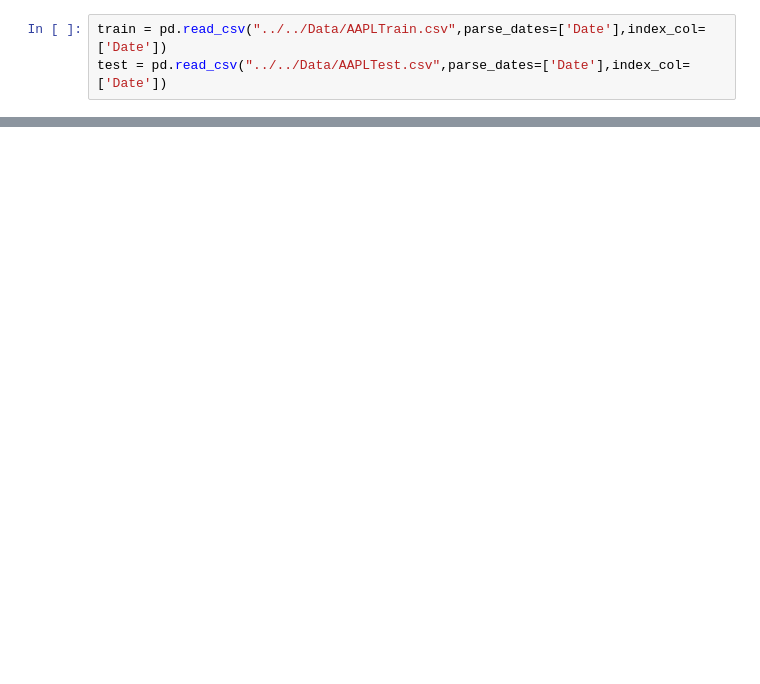
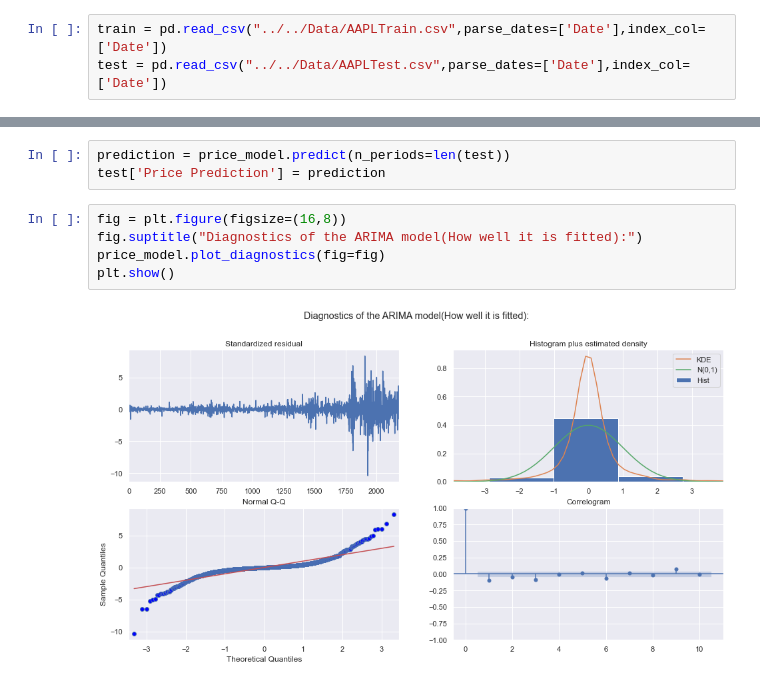
Before and after one commit to Hendyley/SC1015_Mini_Project, a Jupyter notebook: Analysis/ARIMA-GARCH/ARIMAGARCHPrediction.ipynb, the cells around one changed output, grey strips where cells are left out. Drawn from its saved outputs; the diff is of its cells as text; blank space fills up the shorter version.

```diff
--- a/Analysis/ARIMA-GARCH/ARIMAGARCHPrediction.ipynb
+++ b/Analysis/ARIMA-GARCH/ARIMAGARCHPrediction.ipynb
@@ -124,0 +114,10 @@ Warnings:
+# %%
+prediction = price_model.predict(n_periods=len(test))
+test['Price Prediction'] = prediction
+# %%
+fig = plt.figure(figsize=(16,8))
+fig.suptitle("Diagnostics of the ARIMA model(How well it is fitted):")
+price_model.plot_diagnostics(fig=fig)
+plt.show()
+# %% [output]
+[figure, added]
```
Also changed, not shown: parts of 26 cells of this notebook, 4 other files.
